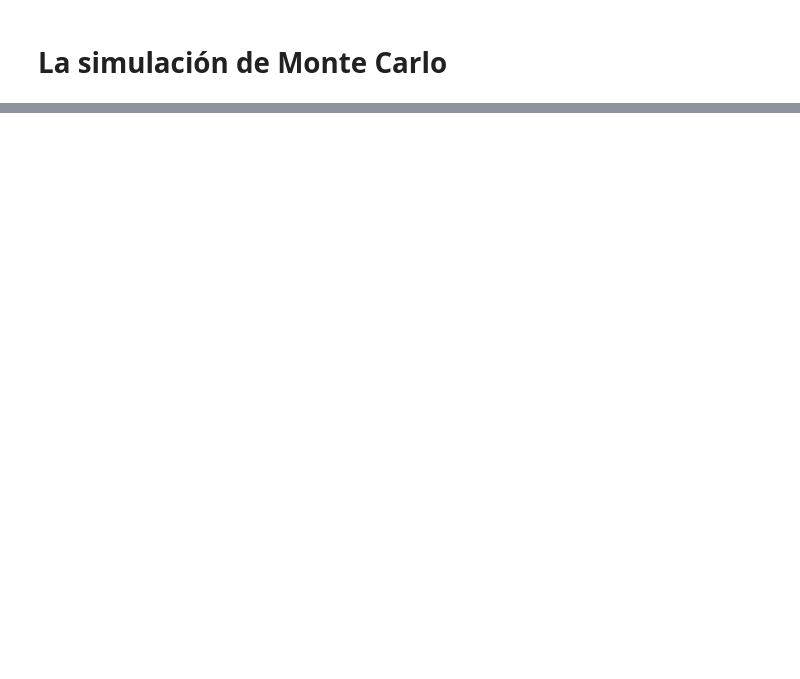
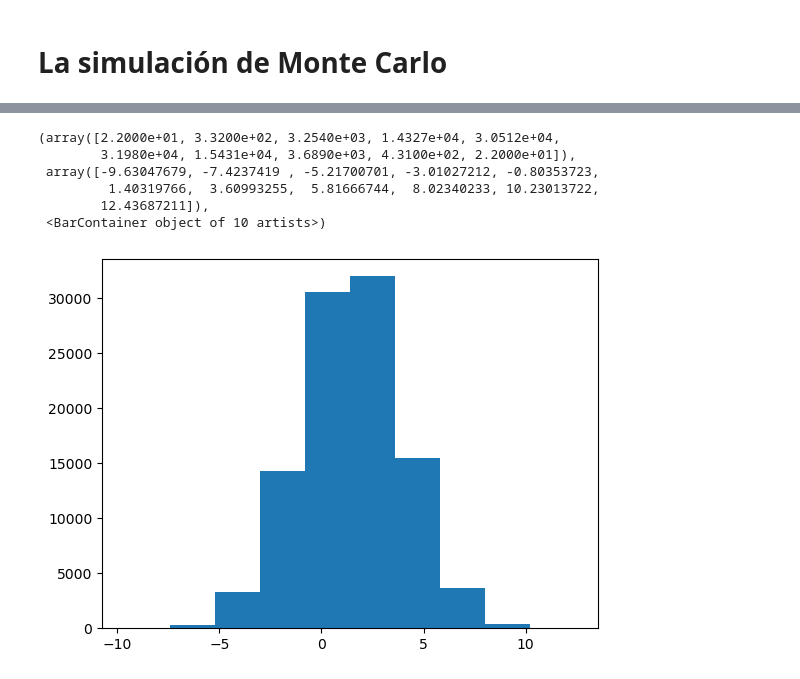
Before and after one commit to FranFer03/machine_learning, a Jupyter notebook: Data Wrangling/Distribuciones.ipynb, the cells around one changed output, grey strips where cells are left out. Drawn from its saved outputs; the diff is of its cells as text; code cells hidden in the pictures; blank space fills up the shorter version.

```diff
--- a/Data Wrangling/Distribuciones.ipynb
+++ b/Data Wrangling/Distribuciones.ipynb
@@ -85,0 +120,10 @@ pi_montecarlo(1000, 200)
+# %%
+plt.hist(data['B'])
+# %% [output]
+(array([2.2000e+01, 3.3200e+02, 3.2540e+03, 1.4327e+04, 3.0512e+04,
+        3.1980e+04, 1.5431e+04, 3.6890e+03, 4.3100e+02, 2.2000e+01]),
+ array([-9.63047679, -7.4237419 , -5.21700701, -3.01027212, -0.80353723,
+         1.40319766,  3.60993255,  5.81666744,  8.02340233, 10.23013722,
+        12.43687211]),
+ <BarContainer object of 10 artists>)
+[figure, added]
```
Also changed, not shown: parts of 17 cells of this notebook, 2 other files.
